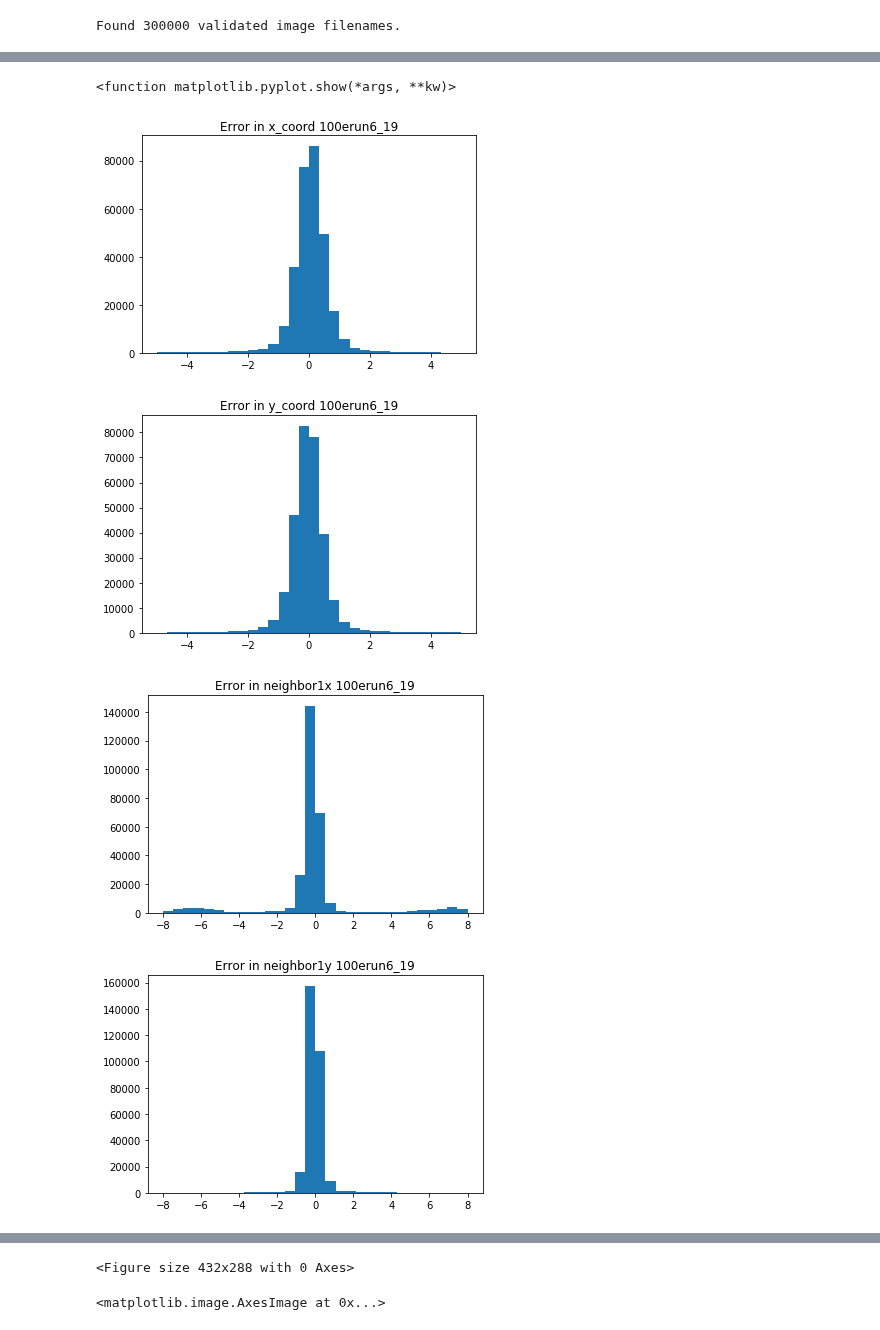
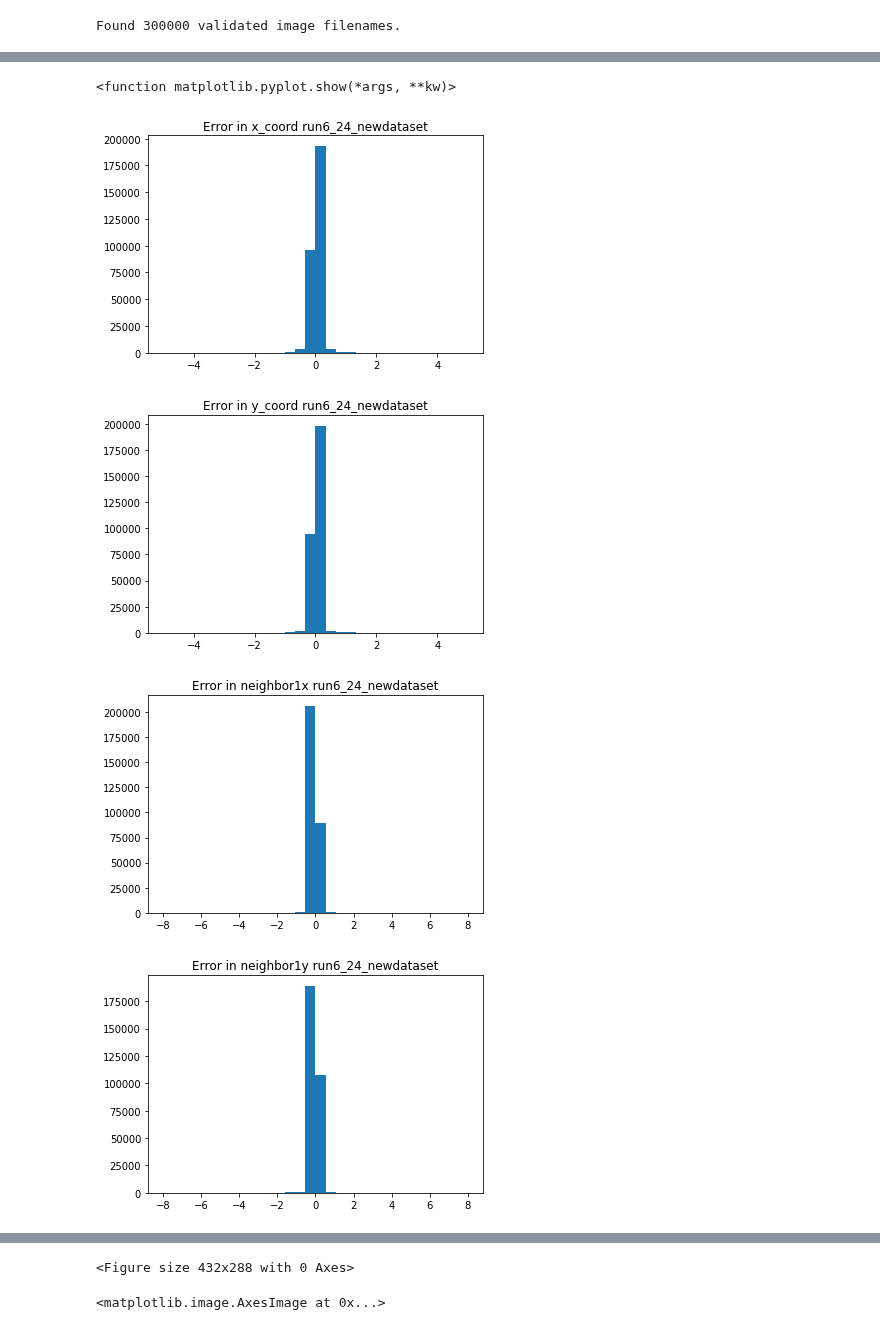
Before and after one commit to DanielMGlazer/HexogonalMLProject, a Jupyter notebook: Image predictions.ipynb, the cells around one changed output, grey strips where cells are left out. Cells and saved outputs as stored; diff of their text form; code cells hidden in the pictures.

Commit message:
New dataset,model, and predictions

```diff
--- a/Image predictions.ipynb
+++ b/Image predictions.ipynb
@@ -157,4 +157,11 @@ bl90_offxneg50_offy50_as275_strain0000500_angleneg4285714285714285.png
 # %%
+#Calculates the error between the predictions and labels for a given model on a dataset. Plots histograms of the error and saves the results
+model_name='run6_24_newdataset'
+test_dataset_dir ='\\Users\\danie\\Penn_State_REU_Jupyter\\Hexagon ML Project GitHub\\Training_set_6_23'
+prediction_dir=os.path.join("Training_Set_Predictions",model_name)
+dft = pd.read_csv(os.path.join(test_dataset_dir,"training_dataframe.csv"))
+dfp= pd.read_csv(os.path.join(prediction_dir,"predictions_dataframe.csv"))
+
 def get_error(column):
     diff= (dft[column].to_numpy()-dfp[column].to_numpy())*32
     return diff
@@ -174,49 +181,48 @@ error_neighbor3y=get_error('neighbor3y')
 
 plt.hist(error_x,bins=30,range=(-5,5))
 plt.title('Error in x_coord '+ model_name)
+plt.savefig(os.path.join(plot_dir,model_name+" error_x.png"))
 plt.figure()
 
 plt.hist(error_y,bins=30,range=(-5,5))
 plt.title('Error in y_coord '+ model_name)
+plt.savefig(os.path.join(plot_dir,model_name+" error_y.png"))
 plt.figure()
 
 plt.hist(error_neighbor1x,bins=30,range=(-8,8))
 plt.title('Error in neighbor1x '+ model_name)
+plt.savefig(os.path.join(plot_dir,model_name+" error_neighbor1x.png"))
 plt.figure()
 
 plt.hist(error_neighbor1y,bins=30,range=(-8,8))
 plt.title('Error in neighbor1y '+ model_name)
+plt.savefig(os.path.join(plot_dir,model_name+" error_neighbor1y.png"))
 plt.figure()
 
 plt.hist(error_neighbor2x,bins=30,range=(-8,8))
 plt.title('Error in neighbor2x '+ model_name)
+plt.savefig(os.path.join(plot_dir,model_name+" error_neighbor2x.png"))
 plt.figure()
 
 plt.hist(error_neighbor2y,bins=30,range=(-8,8))
 plt.title('Error in neighbor2y '+ model_name)
+plt.savefig(os.path.join(plot_dir,model_name+" error_neighbor2y.png"))
 plt.figure()
 
 plt.hist(error_neighbor3x,bins=30,range=(-8,8))
 plt.title('Error in neighbor3x '+ model_name)
+plt.savefig(os.path.join(plot_dir,model_name+" error_neighbor3x.png"))
 plt.figure()
 
 plt.hist(error_neighbor3y,bins=30,range=(-8,8))
 plt.title('Error in neighbor3y '+ model_name)
+plt.savefig(os.path.join(plot_dir,model_name+" error_neighbor3y.png"))
 plt.figure()
 
-plt.savefig(os.path.join(plot_dir,model_name+" error_x.png"))
-plt.savefig(os.path.join(plot_dir,model_name+" error_y.png"))
-plt.savefig(os.path.join(plot_dir,model_name+" error_neighbor1x.png"))
-plt.savefig(os.path.join(plot_dir,model_name+" error_neighbor1y.png"))
-plt.savefig(os.path.join(plot_dir,model_name+" error_neighbor2x.png"))
-plt.savefig(os.path.join(plot_dir,model_name+" error_neighbor2y.png"))
-plt.savefig(os.path.join(plot_dir,model_name+" error_neighbor3x.png"))
-plt.savefig(os.path.join(plot_dir,model_name+" error_neighbor3y.png"))
-
 plt.show
 # %% [output]
 <function matplotlib.pyplot.show(*args, **kw)>
-[figure, old version]
+[figure, new version]
-[figure, old version]
+[figure, new version]
-[figure, old version]
+[figure, new version]
-[figure, old version]
+[figure, new version]
```
Also changed, not shown: parts of 9 cells of this notebook, 32 other files.
